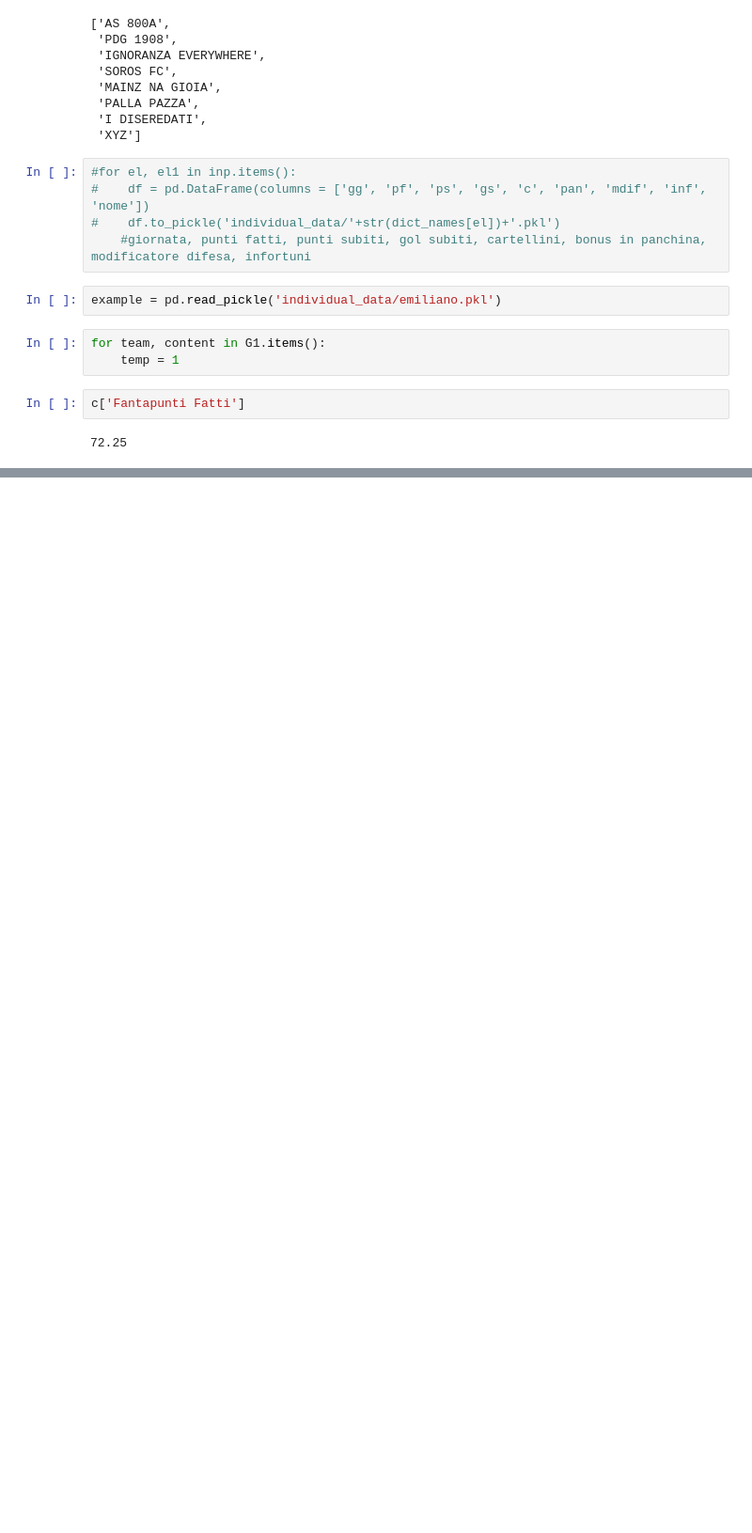
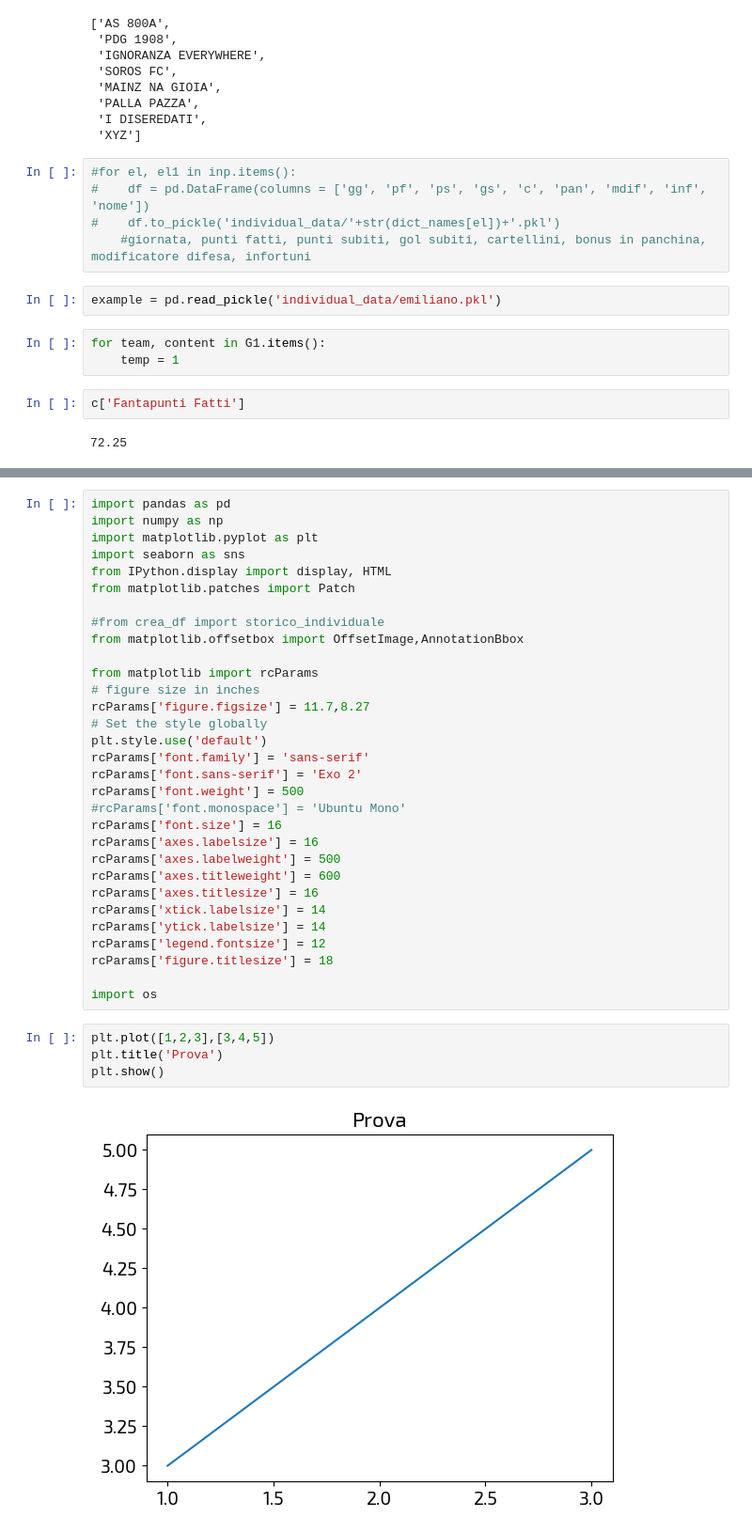
Before and after one commit to lucaagozzino/Fantapalla_simulazioni, a Jupyter notebook: Prototyping/Prototyping.ipynb, the cells around one changed output, grey strips where cells are left out. Shown at 94% size. Cells and saved outputs as stored; diff of their text form; blank space fills up the shorter version.

```diff
--- a/Prototyping/Prototyping.ipynb
+++ b/Prototyping/Prototyping.ipynb
@@ -303,0 +309,37 @@ c['Fantapunti Fatti']
+# %%
+import pandas as pd
+import numpy as np
+import matplotlib.pyplot as plt
+import seaborn as sns
+from IPython.display import display, HTML
+from matplotlib.patches import Patch
+
+#from crea_df import storico_individuale
+from matplotlib.offsetbox import OffsetImage,AnnotationBbox
+
+from matplotlib import rcParams
+# figure size in inches
+rcParams['figure.figsize'] = 11.7,8.27
+# Set the style globally
+plt.style.use('default')
+rcParams['font.family'] = 'sans-serif'
+rcParams['font.sans-serif'] = 'Exo 2'
+rcParams['font.weight'] = 500
+#rcParams['font.monospace'] = 'Ubuntu Mono'
+rcParams['font.size'] = 16
+rcParams['axes.labelsize'] = 16
+rcParams['axes.labelweight'] = 500
+rcParams['axes.titleweight'] = 600
+rcParams['axes.titlesize'] = 16
+rcParams['xtick.labelsize'] = 14
+rcParams['ytick.labelsize'] = 14
+rcParams['legend.fontsize'] = 12
+rcParams['figure.titlesize'] = 18
+
+import os
+# %%
+plt.plot([1,2,3],[3,4,5])
+plt.title('Prova')
+plt.show()
+# %% [output]
+[figure, added]
```
Also changed, not shown: parts of 4 cells of this notebook, 2 other files.
